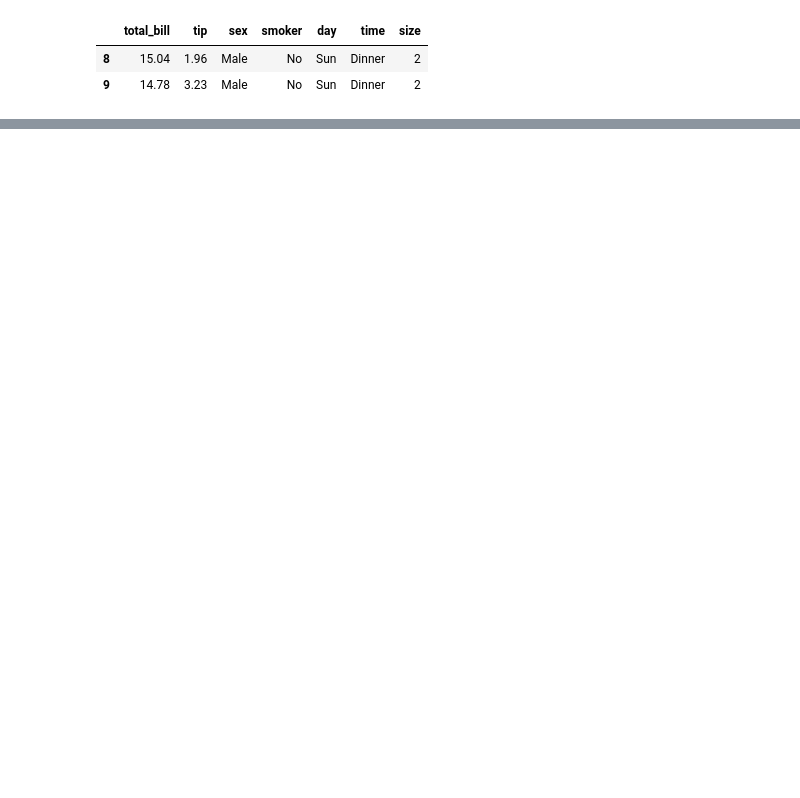
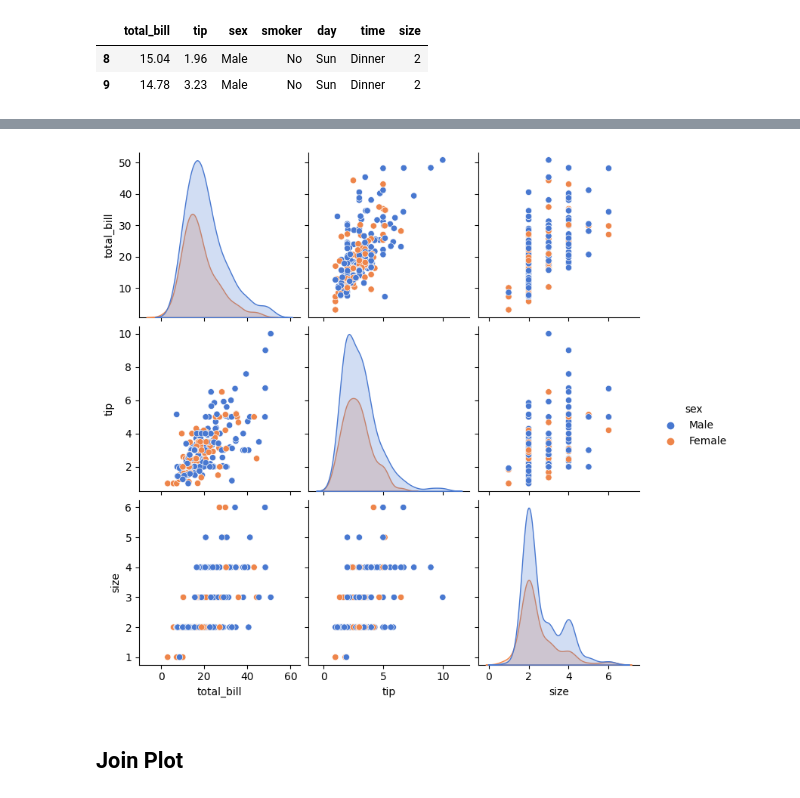
Before and after one commit to gishar/Learning_Python, a Jupyter notebook: Learning Visualizations.ipynb, the cells around one changed output, grey strips where cells are left out. Saved outputs shown, nothing was run; the diff lists cells and outputs as text; code cells hidden in the pictures; blank space fills up the shorter version.

```diff
--- a/Learning Visualizations.ipynb
+++ b/Learning Visualizations.ipynb
@@ -41,0 +120,9 @@ sns.displot(tips['total_bill'])
+# %%
+sns.pairplot(tips,
+             hue = 'sex',
+             palette = 'muted')
+plt.show()
+# %% [output]
+[figure, added]
+# %% [markdown]
+## Join Plot
```
Also changed, not shown: parts of 22 cells of this notebook, 2 other files.
